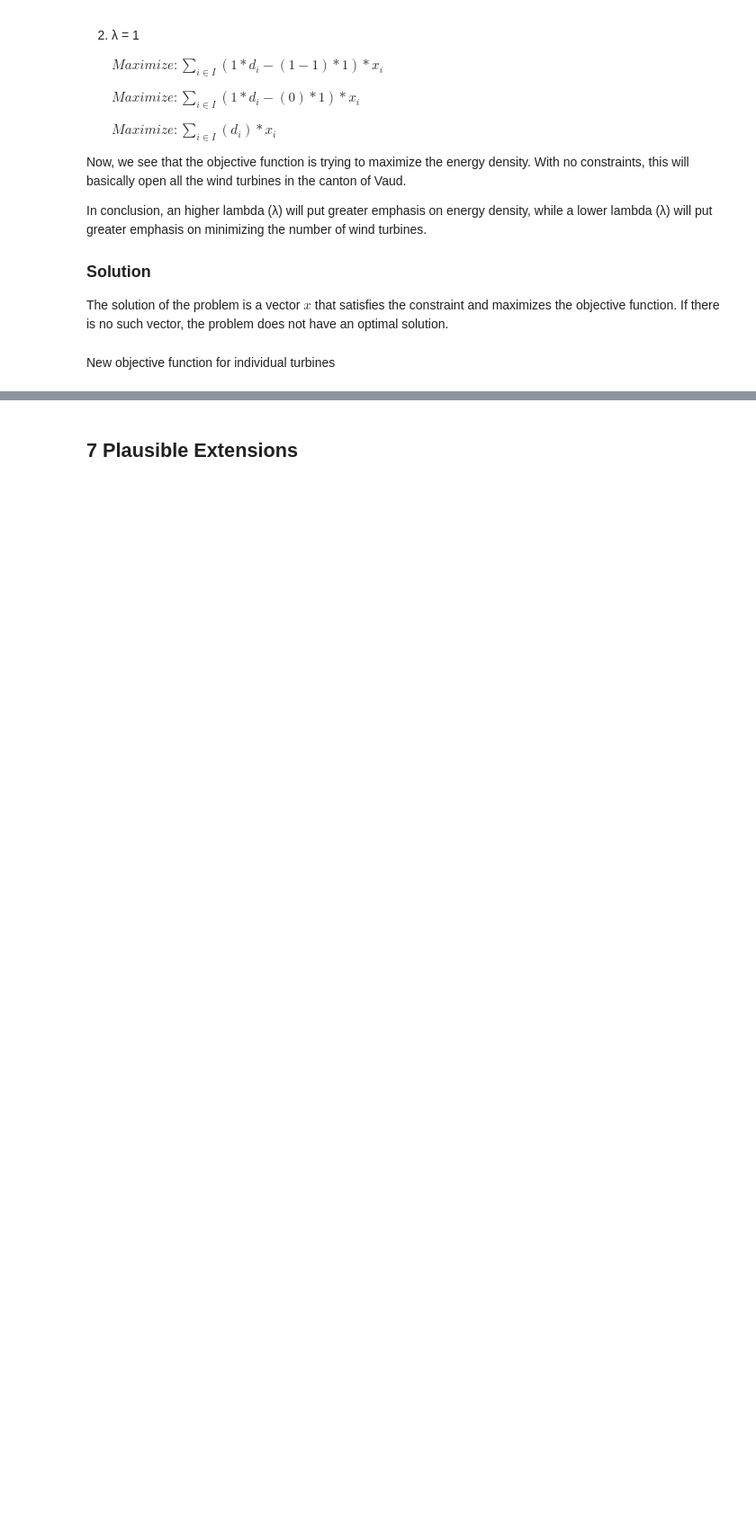
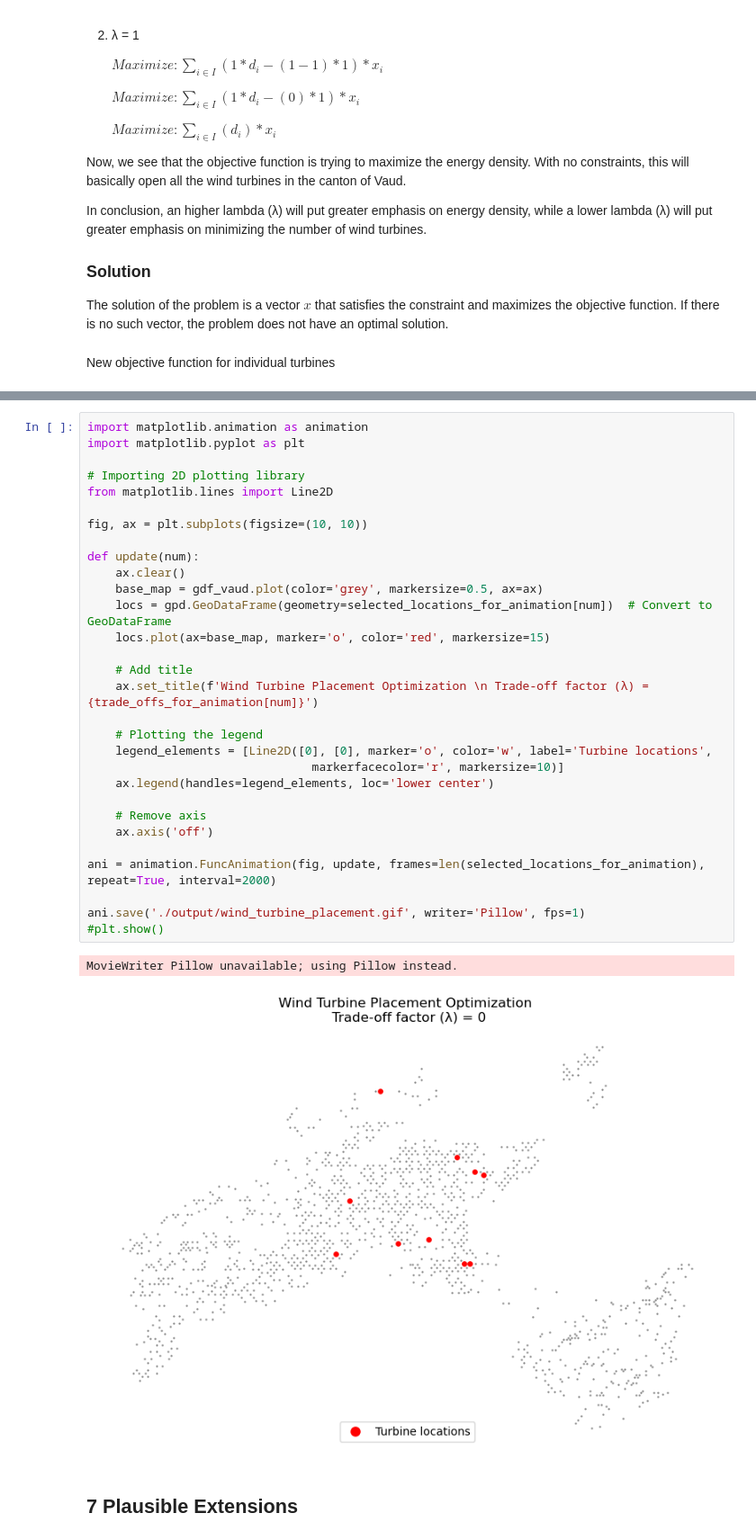
Before and after one commit to percw/Swiss_wind-turbine_optimization, a Jupyter notebook: wind_optimization.ipynb, the cells around one changed output, grey strips where cells are left out. Shown at 90% size. Saved outputs shown, nothing was run; the diff lists cells and outputs as text; blank space fills up the shorter version.

```diff
--- a/wind_optimization.ipynb
+++ b/wind_optimization.ipynb
@@ -1502,3 +1550,36 @@ Total energy density: 9.0 MWh/yha
+# %%
+import matplotlib.animation as animation
+import matplotlib.pyplot as plt
+
+# Importing 2D plotting library
+from matplotlib.lines import Line2D
+
+fig, ax = plt.subplots(figsize=(10, 10))
+
+def update(num):
+    ax.clear()
+    base_map = gdf_vaud.plot(color='grey', markersize=0.5, ax=ax)
+    locs = gpd.GeoDataFrame(geometry=selected_locations_for_animation[num])  # Convert to GeoDataFrame
+    locs.plot(ax=base_map, marker='o', color='red', markersize=15)
+
+    # Add title
+    ax.set_title(f'Wind Turbine Placement Optimization \n Trade-off factor (λ) = {trade_offs_for_animation[num]}')
+
+    # Plotting the legend
+    legend_elements = [Line2D([0], [0], marker='o', color='w', label='Turbine locations',
+                                markerfacecolor='r', markersize=10)]
+    ax.legend(handles=legend_elements, loc='lower center')
+
+    # Remove axis
+    ax.axis('off')
+
+ani = animation.FuncAnimation(fig, update, frames=len(selected_locations_for_animation), repeat=True, interval=2000)
+
+ani.save('./output/wind_turbine_placement.gif', writer='Pillow', fps=1)
+#plt.show()
+# %% [output]
+MovieWriter Pillow unavailable; using Pillow instead.
+[figure, added]
 # %% [markdown]
 ## 7 Plausible Extensions
 # %% [markdown]
```
Also changed, not shown: parts of 3 cells of this notebook.
